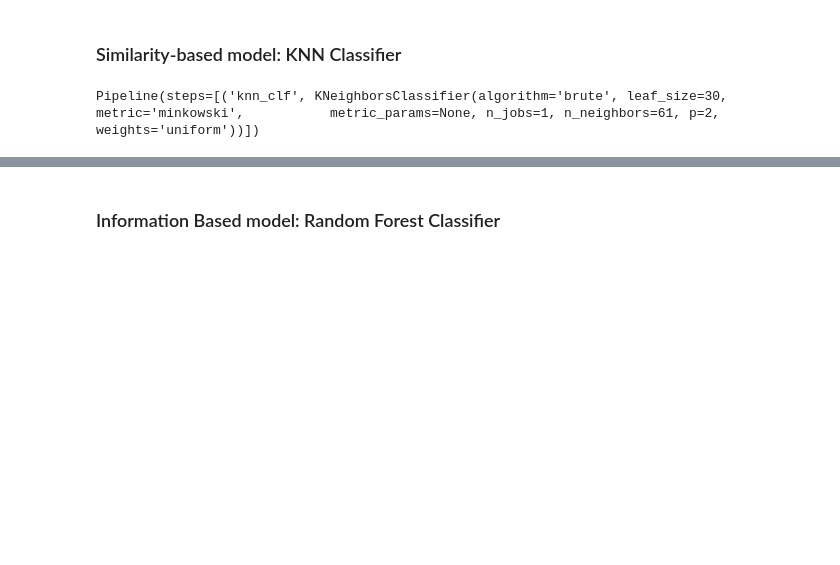
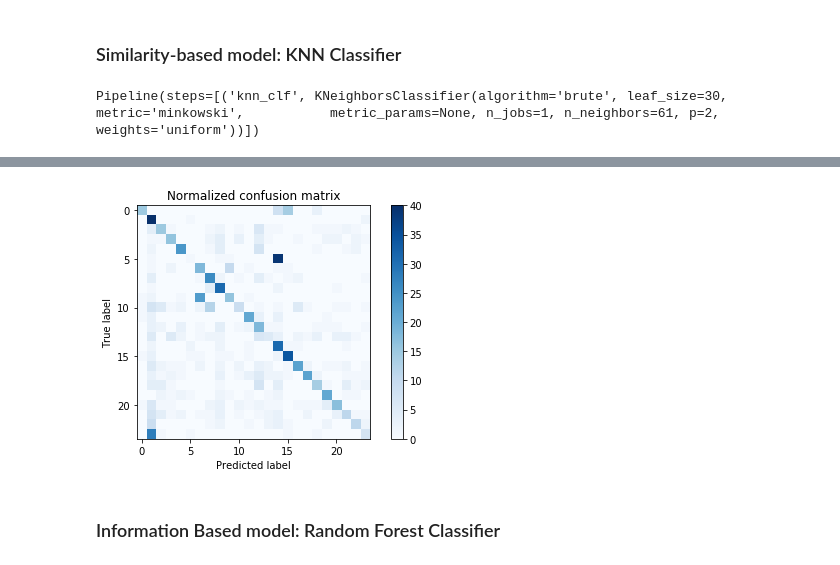
Before and after one commit to robich/dsfb, a Jupyter notebook: dsfb_project.ipynb, the cells around one changed output, grey strips where cells are left out. Drawn from its saved outputs; the diff is of its cells as text; code cells hidden in the pictures; blank space fills up the shorter version.

```diff
--- a/dsfb_project.ipynb
+++ b/dsfb_project.ipynb
@@ -663,5 +723,9 @@ Precision mean:  0.477426674362
 # %%
 knn_precision = 0.477426674362
+# %%
+print_confusion_matrix(y_test[:1000], y_pred, 24)
+# %% [output]
+[figure, added]
 # %% [markdown]
 ### Information Based model: Random Forest Classifier
 # %%
```
Also changed, not shown: parts of 66 cells of this notebook.
